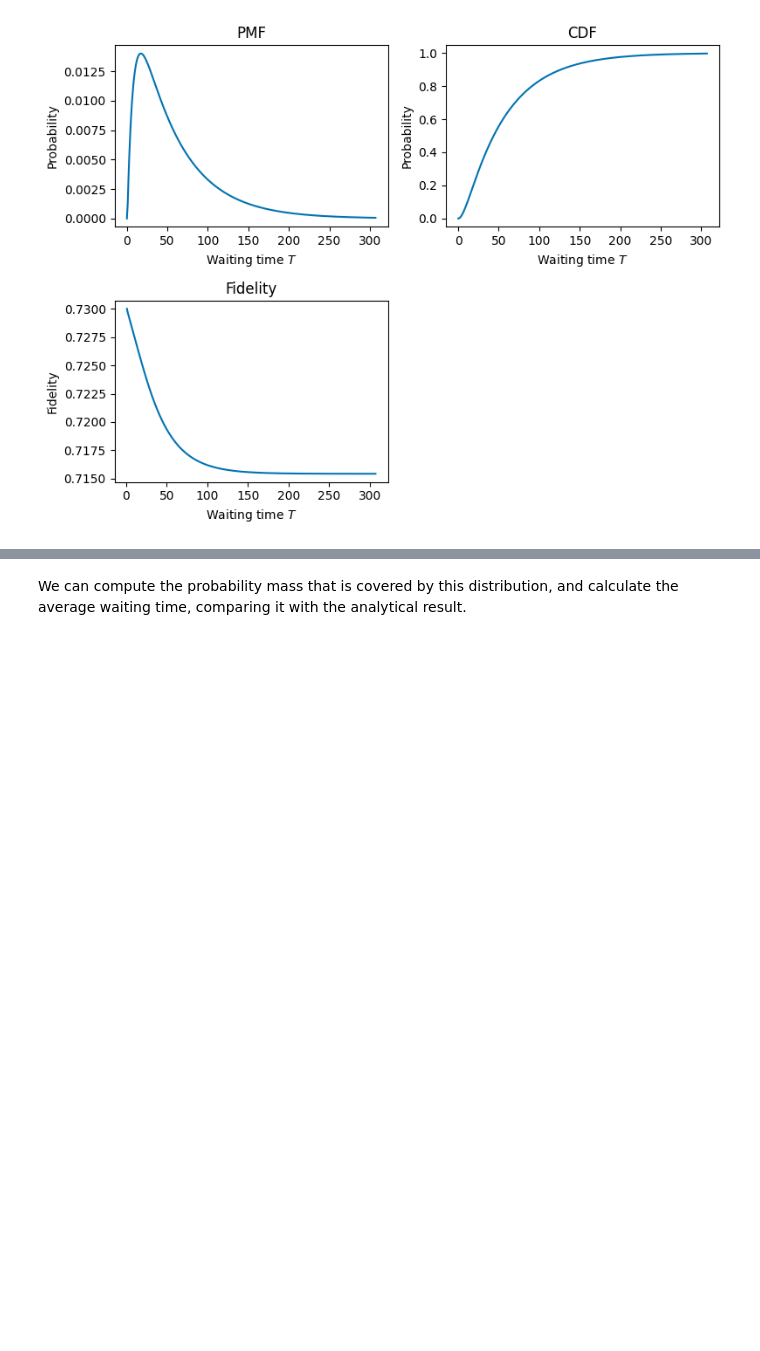
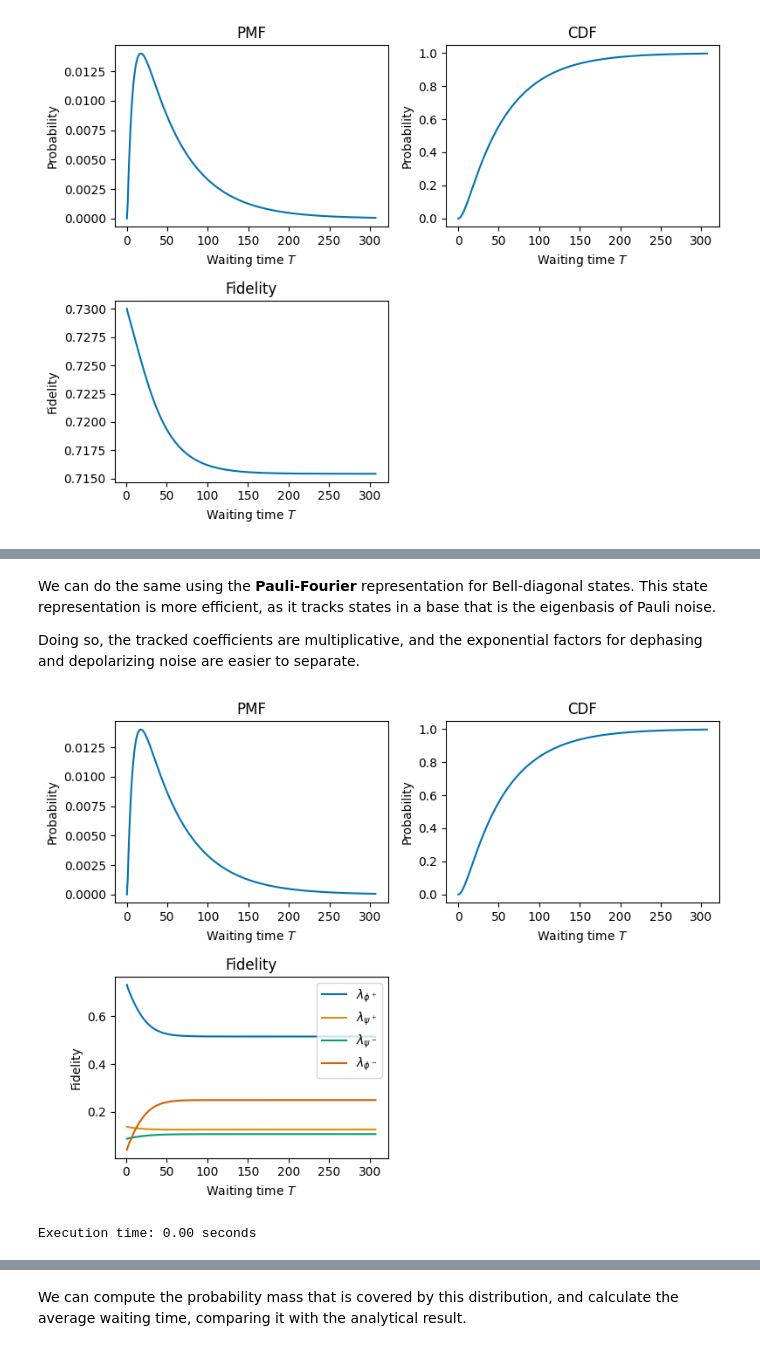
Before and after one commit to LorenzoLaCorte/lilla, a Jupyter notebook: tutorial.ipynb, the cells around one changed output, grey strips where cells are left out. Cells and saved outputs as stored; diff of their text form; code cells hidden in the pictures; blank space fills up the shorter version.

```diff
--- a/tutorial.ipynb
+++ b/tutorial.ipynb
@@ -87,2 +93,35 @@ plt.show()
+# %% [markdown]
+We can do the same using the **Pauli-Fourier** representation for Bell-diagonal states.
+This state representation is more efficient, as it tracks states in a base that is the eigenbasis of Pauli noise.
+
+Doing so, the tracked coefficients are multiplicative, and the exponential factors for dephasing and depolarizing noise are easier to separate.
+# %%
+state_type : QuantumState = PauliFourierState
+machinery = RepeaterChainEvaluation(state_type=state_type)
+
+parameters = {
+    "protocol": (0,),
+    "p_gen": 0.05,
+    "p_swap": 0.5,
+    "lambdas": [0.85, 0.08, 0.05, 0.02],  # fidelity 0.85
+    "depolarizing_rate": 0.001, # depolarizing noise
+    "dephasing_rate": 0.05, # depolarizing noise
+    "t_trunc": 1000,
+}
+
+start_time = time.time()
+b_pmf, mu_func = machinery.nested_protocol(parameters)
+execution_time = time.time() - start_time
+l_func = mu_func_to_lambda_func(mu_func)
+fig, axs = plot_algorithm(
+    pmf=b_pmf,
+    fid_func=l_func,
+    legend_fid=["$\\lambda_{\\phi^+}$", "$\\lambda_{\\psi^+}$", "$\\lambda_{\\psi^-}$", "$\\lambda_{\\phi^-}$"],
+)
+plt.show()
+print(f"Execution time: {execution_time:.2f} seconds")
+# %% [output]
+[figure, added]
+Execution time: 0.00 seconds
 # %% [markdown]
 Notice that the probability distribution is the exact same as before.
```
Also changed, not shown: parts of 35 cells of this notebook, 17 other files.
